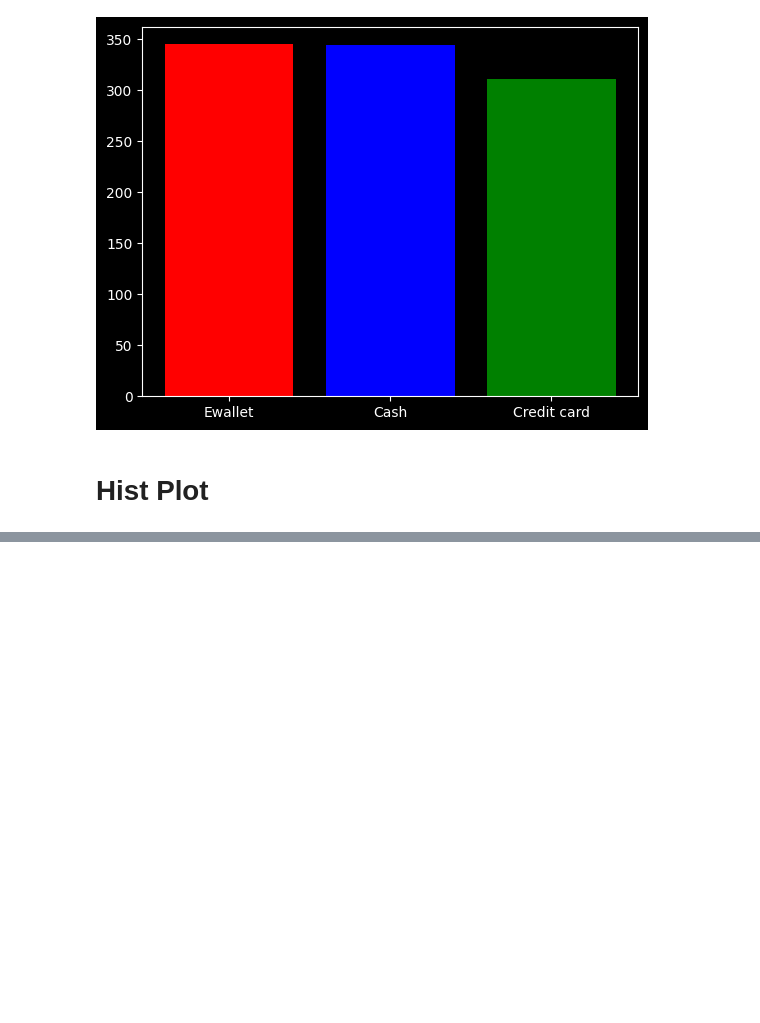
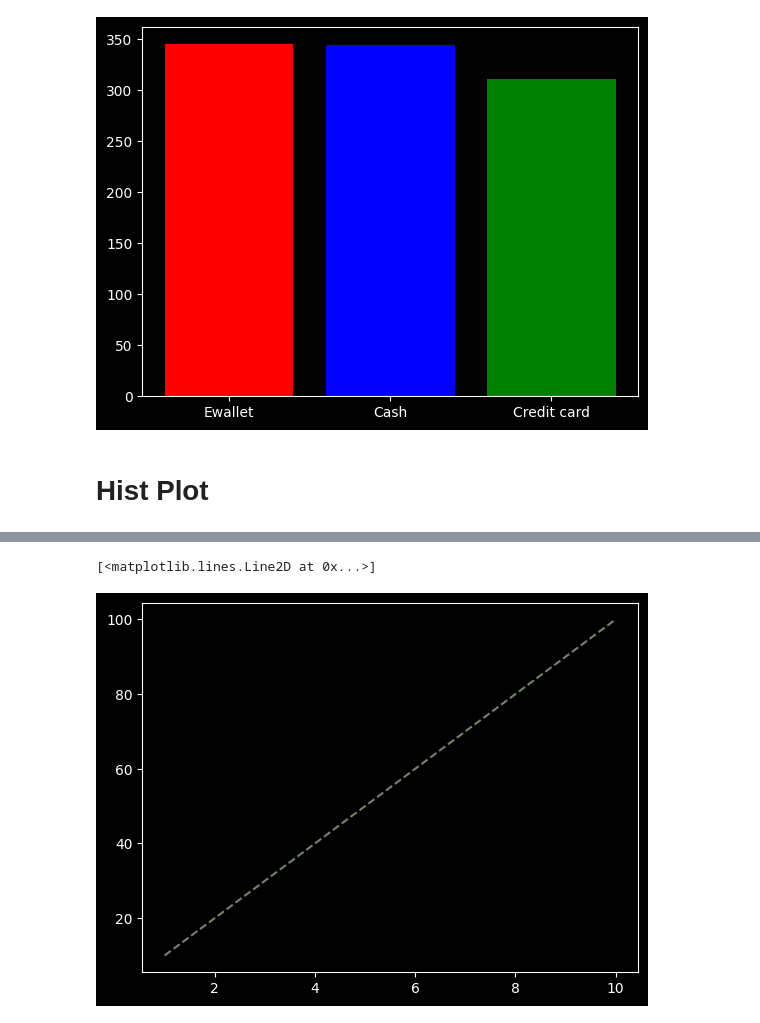
Before and after one commit to fazlialtunn/learning-matplotlib, a Jupyter notebook: learning_matplotlib.ipynb, the cells around one changed output, grey strips where cells are left out. Cells and saved outputs as stored; diff of their text form; code cells hidden in the pictures; blank space fills up the shorter version.

```diff
--- a/learning_matplotlib.ipynb
+++ b/learning_matplotlib.ipynb
@@ -223,0 +239,5 @@ plt.show()
+# %%
+plt.plot(rollno, marks, linestyle = '--', color = '#728569')
+# %% [output]
+[<matplotlib.lines.Line2D at 0x...>]
+[figure, added]
```
Also changed, not shown: parts of 18 cells of this notebook.
